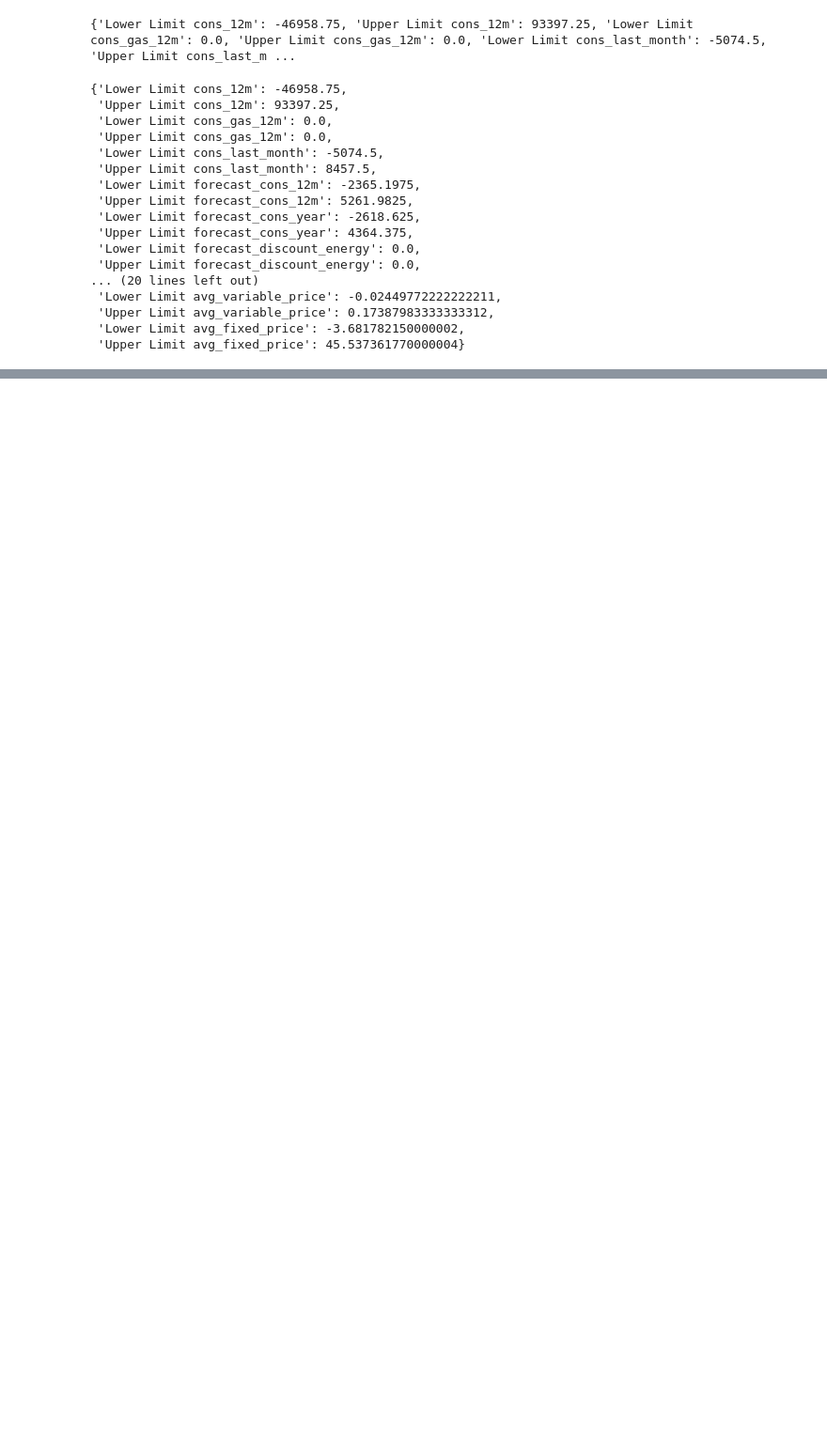
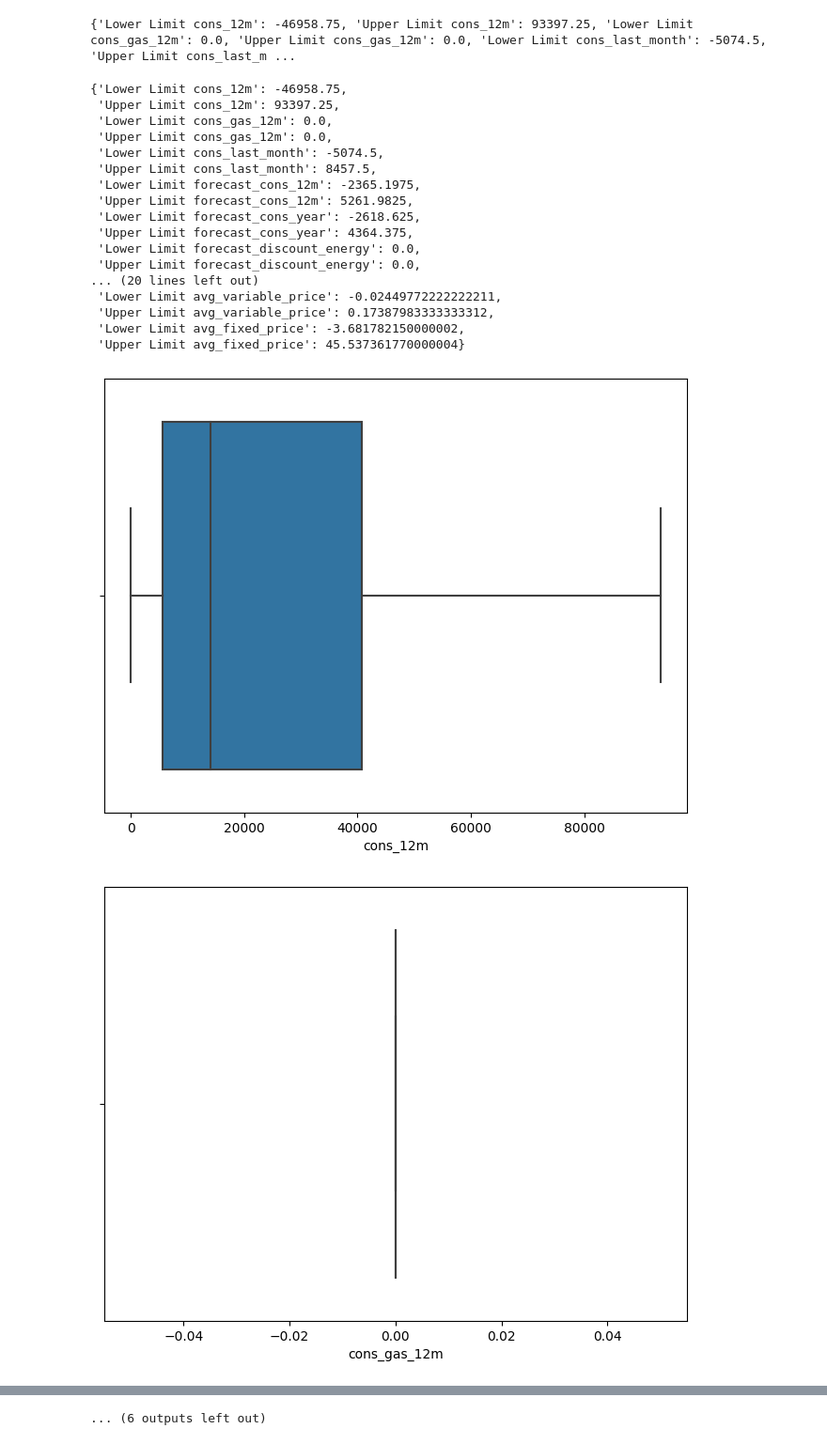
Before and after one commit to pi-mishra/BCG-Data-science-and-analytics-internship, a Jupyter notebook: BCG_FeatureEngineering_Modelling.ipynb, the cells around one changed output, grey strips where cells are left out. Shown at 94% size. Drawn from its saved outputs; the diff is of its cells as text; code cells hidden in the pictures; blank space fills up the shorter version.

```diff
--- a/BCG_FeatureEngineering_Modelling.ipynb
+++ b/BCG_FeatureEngineering_Modelling.ipynb
@@ -175,3 +176,27 @@ limits_dict
  'Upper Limit avg_variable_price': 0.17387983333333312,
  'Lower Limit avg_fixed_price': -3.681782150000002,
  'Upper Limit avg_fixed_price': 45.537361770000004}
+# %%
+new_df = df.copy()
+
+for i in density_col:
+    lower_limit = limits_dict[f"Lower Limit {i}"]
+    upper_limit = limits_dict[f"Upper Limit {i}"]
+
+    new_df[i] = np.where(
+        new_df[i] > upper_limit,
+        upper_limit,
+        np.where(
+            new_df[i] < lower_limit,
+            lower_limit,
+            new_df[i]
+        )
+    )
+# %%
+for i in density_col:
+  plt.figure(figsize=(8, 6))
+  sns.boxplot(x=new_df[i])
+  plt.show()
+# %% [output]
+[figure, added]
+[figure, added]
@@ -177,0 +213 @@ limits_dict
+... (6 outputs left out)
```
Also changed, not shown: parts of 3 cells of this notebook.
